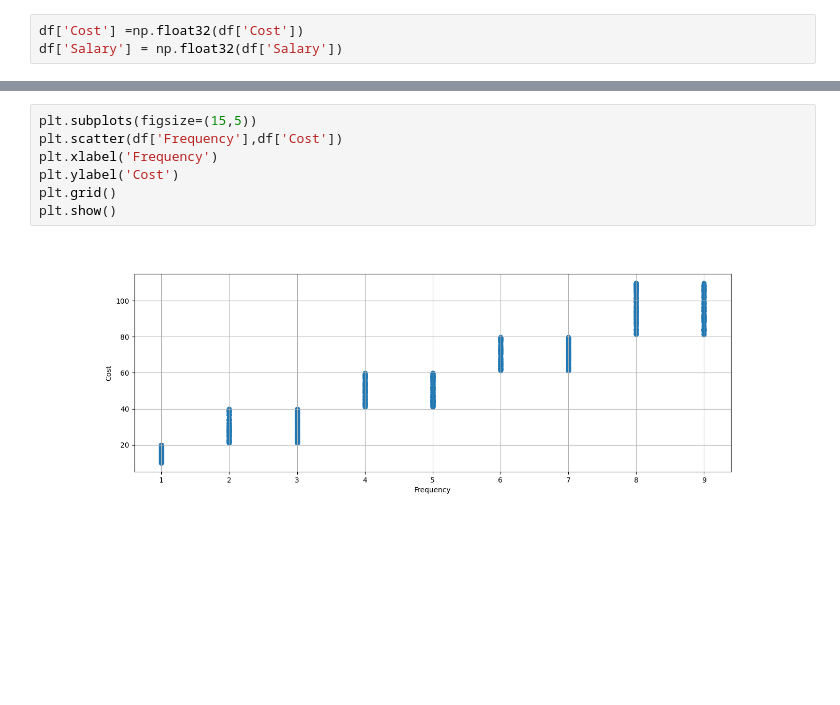
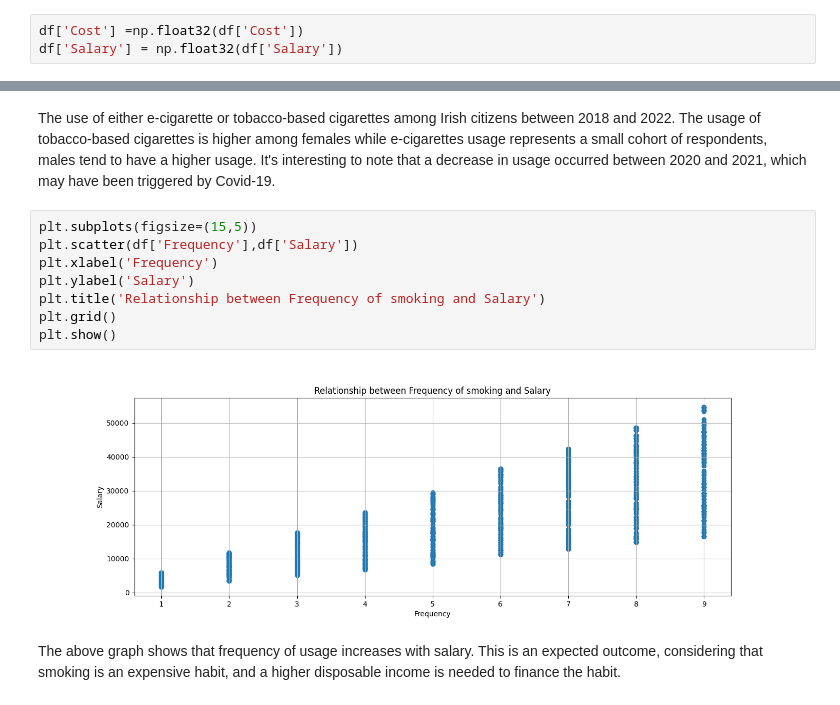
Before and after one commit to MSoD1/Programming-for-Data-Analysis, a Jupyter notebook: Project1_Synthesis_Data.ipynb, the cells around one changed output, grey strips where cells are left out. Drawn from its saved outputs; the diff is of its cells as text; blank space fills up the shorter version.

```diff
--- a/Project1_Synthesis_Data.ipynb
+++ b/Project1_Synthesis_Data.ipynb
@@ -151,9 +201,14 @@ df2.groupby(['Type', 'Gender']).agg([np.mean, np.std]).round(2)
+# %% [markdown]
+The use of either e-cigarette or tobacco-based cigarettes among Irish citizens between 2018 and 2022. The usage of tobacco-based cigarettes is higher among females while e-cigarettes usage represents a small cohort of respondents, males tend to have a higher usage. It's interesting to note that a decrease in usage occurred between 2020 and 2021, which may have been triggered by Covid-19.
 # %%
 plt.subplots(figsize=(15,5))
-plt.scatter(df['Frequency'],df['Cost'])
+plt.scatter(df['Frequency'],df['Salary'])
 plt.xlabel('Frequency')
-plt.ylabel('Cost')
+plt.ylabel('Salary')
+plt.title('Relationship between Frequency of smoking and Salary')
 plt.grid()
 plt.show()
 # %% [output]
-[figure, old version]
+[figure, new version]
+# %% [markdown]
+The above graph shows that frequency of usage increases with salary. This is an expected outcome, considering that smoking is an expensive habit, and a higher disposable income is needed to finance the habit.
```
Also changed, not shown: parts of 43 cells of this notebook.
